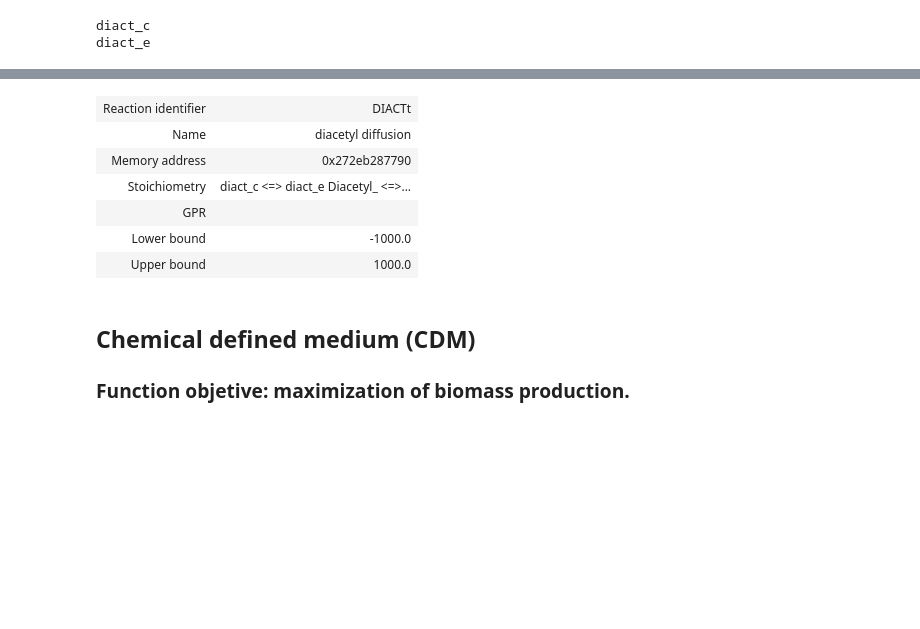
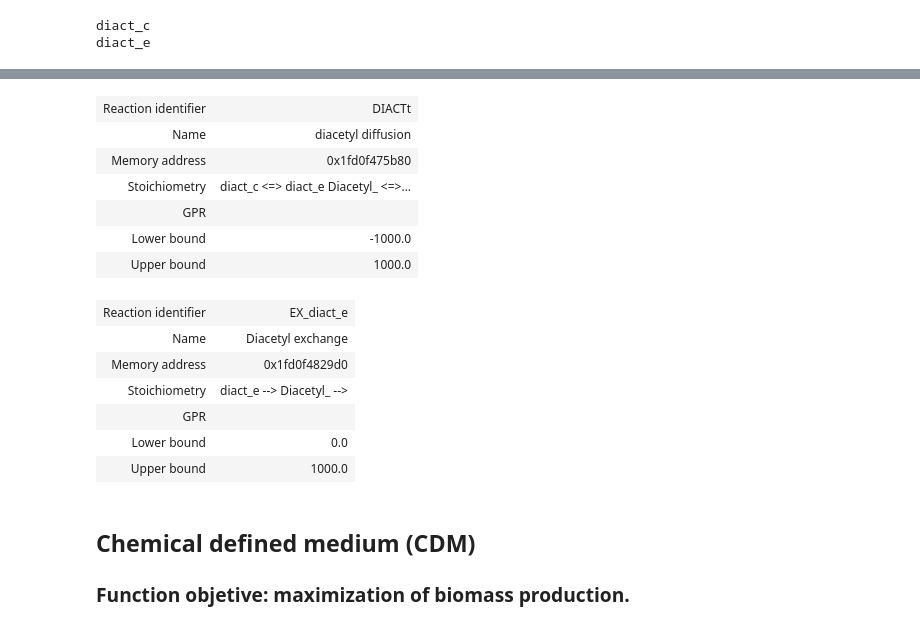
Before and after one commit to karynalysenko/systems_biology, a Jupyter notebook: Trabalho.ipynb, the cells around one changed output, grey strips where cells are left out. Cells and saved outputs as stored; diff of their text form; code cells hidden in the pictures; blank space fills up the shorter version.

```diff
--- a/Trabalho.ipynb
+++ b/Trabalho.ipynb
@@ -49,17 +49,26 @@ model.metabolites.get_by_id("diact_e")
 | In 2 reaction(s) | EX_diact_e, DIACTt |
 # %%
 DIACTt = model.reactions.get_by_id("DIACTt")
-EX_diact_e = model.reactions.get_by_id("EX_diact_e")
 DIACTt
-#EX_diact_e
 # %% [output]
 | Reaction identifier | DIACTt |
 | Name | diacetyl diffusion |
-| Memory address | 0x272eb287790 |
+| Memory address | 0x1fd0f475b80 |
 | Stoichiometry | diact_c <=> diact_e Diacetyl_ <=>... |
 | GPR |  |
 | Lower bound | -1000.0 |
 | Upper bound | 1000.0 |
+# %%
+EX_diact_e = model.reactions.get_by_id("EX_diact_e")
+EX_diact_e
+# %% [output]
+| Reaction identifier | EX_diact_e |
+| Name | Diacetyl exchange |
+| Memory address | 0x1fd0f4829d0 |
+| Stoichiometry | diact_e --> Diacetyl_ --> |
+| GPR |  |
+| Lower bound | 0.0 |
+| Upper bound | 1000.0 |
 # %% [markdown]
 ## Chemical defined medium (CDM)
 ### Function objetive: maximization of biomass production.
```
Also changed, not shown: parts of 21 cells of this notebook, 50 other files.
